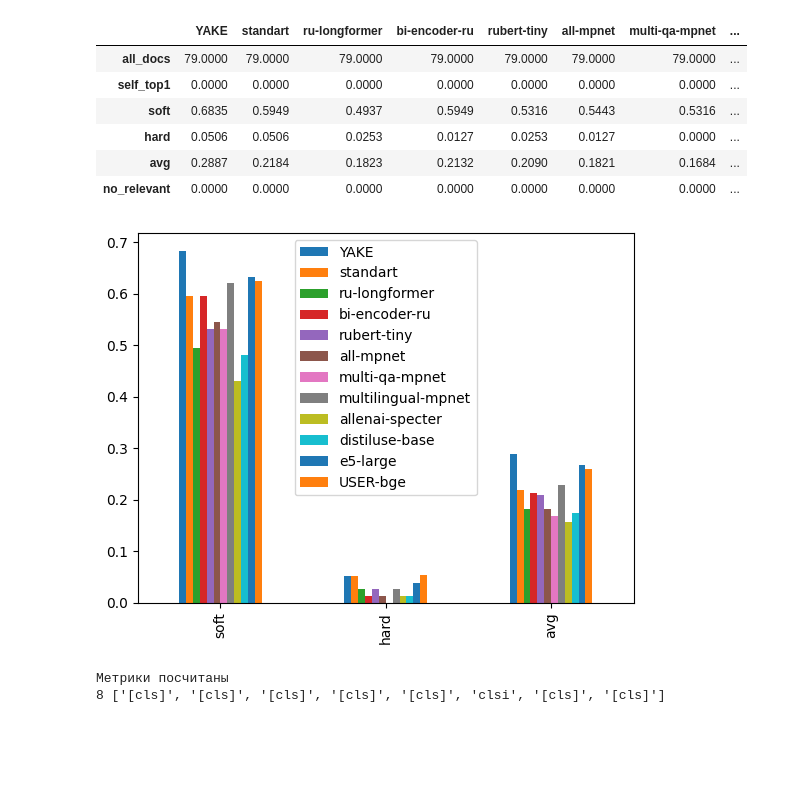
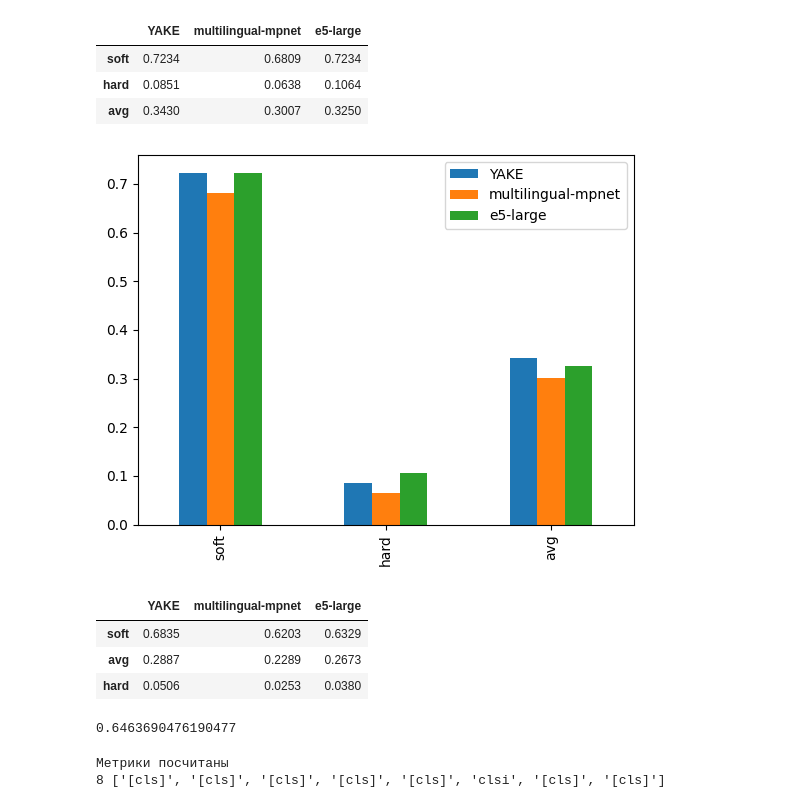
Before and after one commit to Ramnck/term-vector-extraction, a Jupyter notebook: vaildate.ipynb, the cells around one changed output. Saved outputs shown, nothing was run; the diff lists cells and outputs as text; code cells hidden in the pictures; blank space fills up the shorter version.

```diff
--- a/vaildate.ipynb
+++ b/vaildate.ipynb
@@ -1,36 +97,44 @@
 # %%
+# Вывести метрики по разным моделям
 import json
 from pathlib import Path
 import pandas as pd
 import matplotlib.pyplot as plt
 
 
 BASE_PATH = Path("data") / "eval"
 
 with open(BASE_PATH / "eval.json") as file:
     rawdata = json.load(file)
 data = {i: {} for i in rawdata.keys()}
 for k, v in rawdata.items():
     for k1, v1 in v.items():
         if k1 not in ["all_docs", "self_top1", "no_relevant"]:
             data[k][k1] = v1
 
 data = pd.DataFrame(data)
-# plt.legend()
-# plt.hist(data)
 
 data.plot.bar()
-# data
-pd.DataFrame(rawdata)
+pd.DataFrame(data)
 # %% [output]
-|  | YAKE | standart | ru-longformer | bi-encoder-ru | rubert-tiny | all-mpnet | multi-qa-mpnet | ... |
-| all_docs | 79.0000 | 79.0000 | 79.0000 | 79.0000 | 79.0000 | 79.0000 | 79.0000 | ... |
-| self_top1 | 0.0000 | 0.0000 | 0.0000 | 0.0000 | 0.0000 | 0.0000 | 0.0000 | ... |
-| soft | 0.6835 | 0.5949 | 0.4937 | 0.5949 | 0.5316 | 0.5443 | 0.5316 | ... |
-| hard | 0.0506 | 0.0506 | 0.0253 | 0.0127 | 0.0253 | 0.0127 | 0.0000 | ... |
-| avg | 0.2887 | 0.2184 | 0.1823 | 0.2132 | 0.2090 | 0.1821 | 0.1684 | ... |
-| no_relevant | 0.0000 | 0.0000 | 0.0000 | 0.0000 | 0.0000 | 0.0000 | 0.0000 | ... |
+|  | YAKE | multilingual-mpnet | e5-large |
+| soft | 0.7234 | 0.6809 | 0.7234 |
+| hard | 0.0851 | 0.0638 | 0.1064 |
+| avg | 0.3430 | 0.3007 | 0.3250 |
-[figure, old version]
+[figure, new version]
+# %%
+a = {
+    "YAKE": {"soft": 0.6835, "avg": 0.2887, "hard": 0.0506},
+    "multilingual-mpnet": {"soft": 0.6203, "avg": 0.2289, "hard": 0.0253},
+    "e5-large": {"soft": 0.6329, "avg": 0.2673, "hard": 0.0380},
+}
+
+pd.DataFrame(a)
+# %% [output]
+|  | YAKE | multilingual-mpnet | e5-large |
+| soft | 0.6835 | 0.6203 | 0.6329 |
+| avg | 0.2887 | 0.2289 | 0.2673 |
+| hard | 0.0506 | 0.0253 | 0.0380 |
 # %%
 # UPDATE 56 field
 from documents import FileSystem
@@ -46 +162,23 @@ async for doc in FileSystem("data\\raw\\skolkovo"):
+# %%
+# процент 56 доков в кластере
+import numpy as np
+
+num = []
+base_path = Path("data") / "eval"
+BASE_PATH = Path("data") / "eval"
+
+list_of_files = list((base_path / "ckwe").iterdir())
+
+for file_path in list_of_files:
+    with open(file_path, encoding="utf-8") as file:
+        data = json.load(file)
+    num.append(len(set(data["cluster"]) & set(data["56"])) / len(data["56"]))
+print(np.mean(num))
+# data = {i: {} for i in rawdata.keys()}
+# for k, v in rawdata.items():
+#     for k1, v1 in v.items():
+#         if k1 not in ["all_docs", "self_top1", "no_relevant"]:
+#             data[k][k1] = v1
+# %% [output]
+0.6463690476190477
 # %%
```
Also changed, not shown: parts of 4 cells of this notebook, 9 other files.
